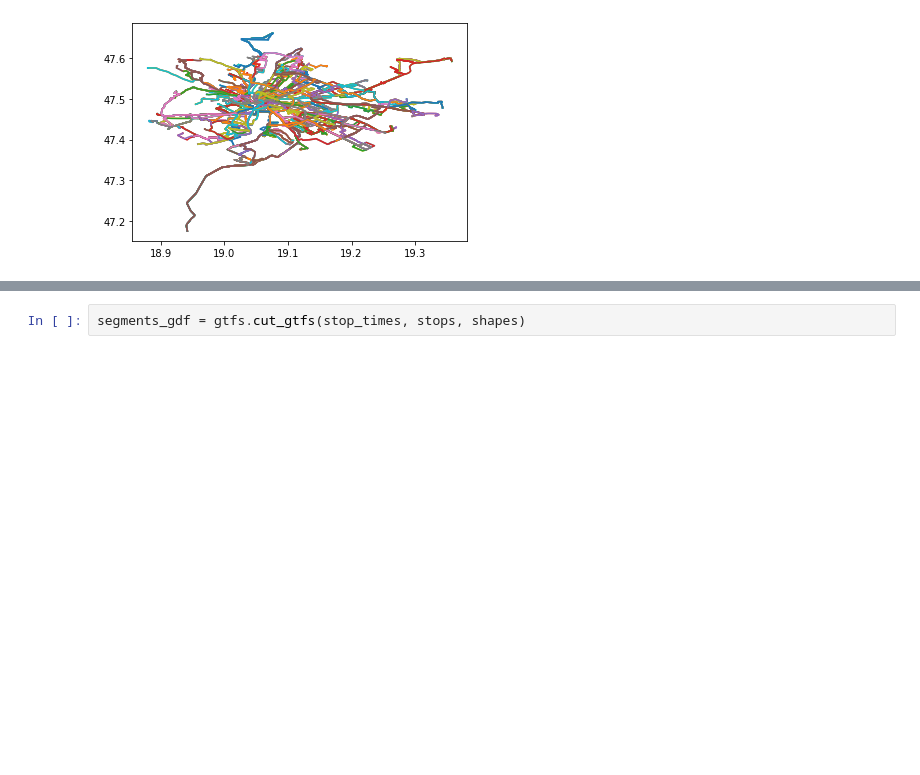
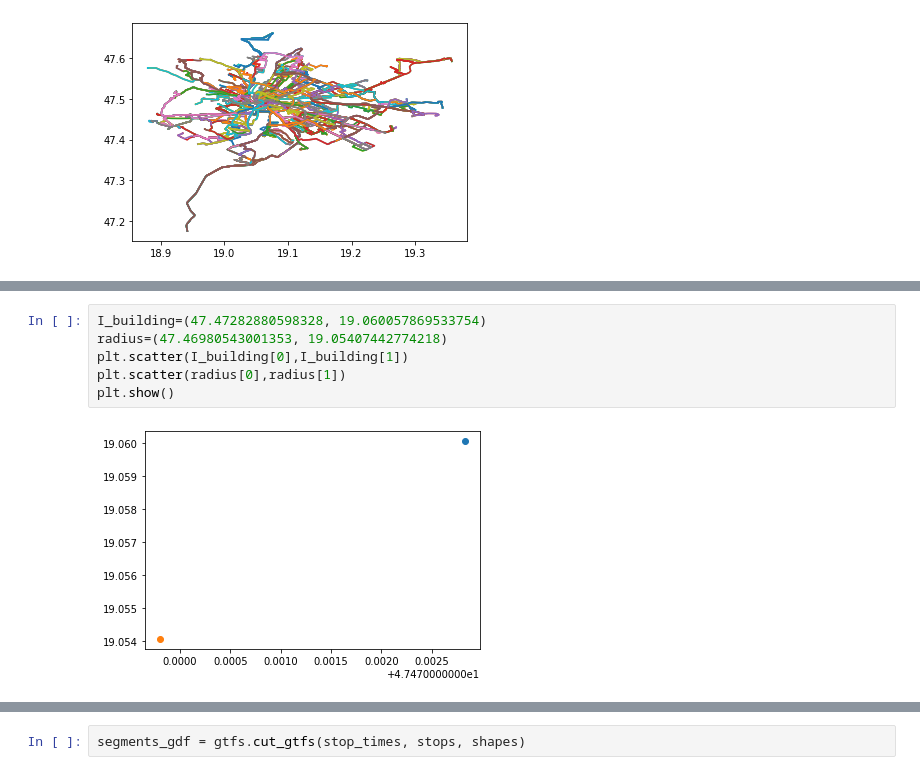
Before and after one commit to BGera89/Big_Data_Homework, a Jupyter notebook: gera.ipynb, the cells around one changed output, grey strips where cells are left out. Cells and saved outputs as stored; diff of their text form; blank space fills up the shorter version.

```diff
--- a/gera.ipynb
+++ b/gera.ipynb
@@ -170,0 +167,8 @@ AttributeError: 'CoordinateSequence' object has no attribute 'x'
+# %%
+I_building=(47.47282880598328, 19.060057869533754)
+radius=(47.46980543001353, 19.05407442774218)
+plt.scatter(I_building[0],I_building[1])
+plt.scatter(radius[0],radius[1])
+plt.show()
+# %% [output]
+[figure, added]
```
Also changed, not shown: parts of 3 cells of this notebook.
